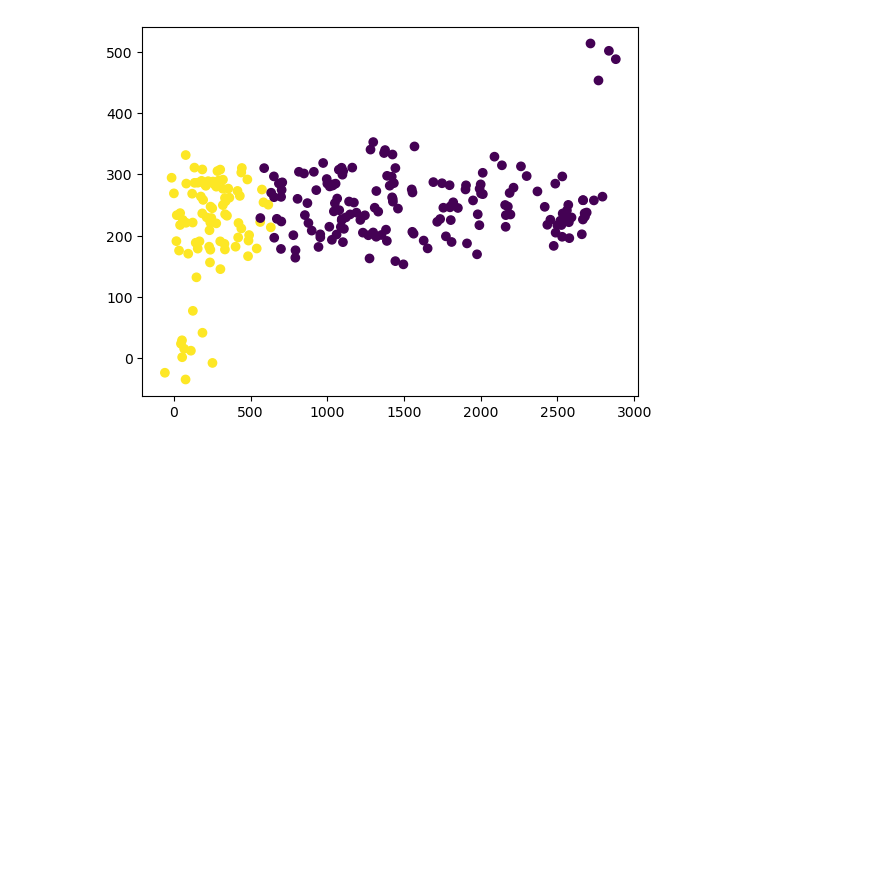
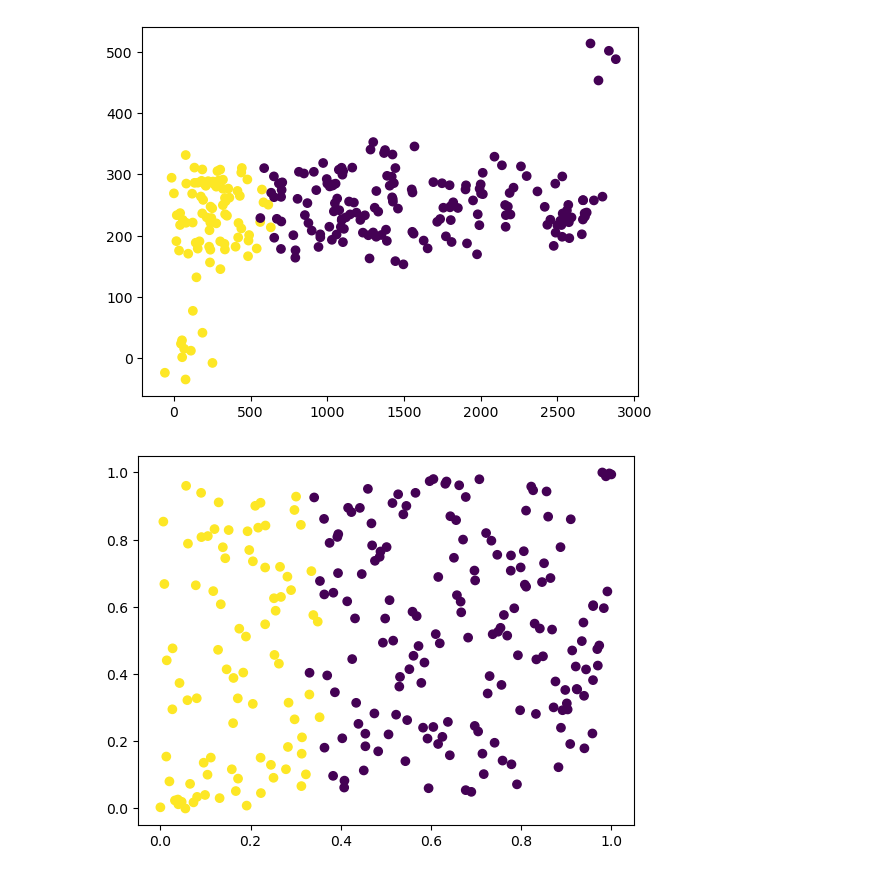
Before and after one commit to danielobare/british-airways-predicting-customer-buying-behavior, a Jupyter notebook: pre-processing.ipynb, the cells around one changed output. Drawn from its saved outputs; the diff is of its cells as text; code cells hidden in the pictures; blank space fills up the shorter version.

```diff
--- a/pre-processing.ipynb
+++ b/pre-processing.ipynb
@@ -18,3 +18,11 @@ y = df['z'] == "a"
 plt.scatter(X[:, 0], X[:, 1], c=y);
 # %% [output]
 [figure]
+# %%
+from sklearn.preprocessing import StandardScaler, QuantileTransformer
+X_new = QuantileTransformer(n_quantiles=100).fit_transform(X)
+from sklearn.neighbors import KNeighborsClassifier
+from sklearn.pipeline import Pipeline
+plt.scatter(X_new[:, 0], X_new[:, 1], c=y);
+# %% [output]
+[figure, added]
```
Also changed, not shown: parts of 6 cells of this notebook.
